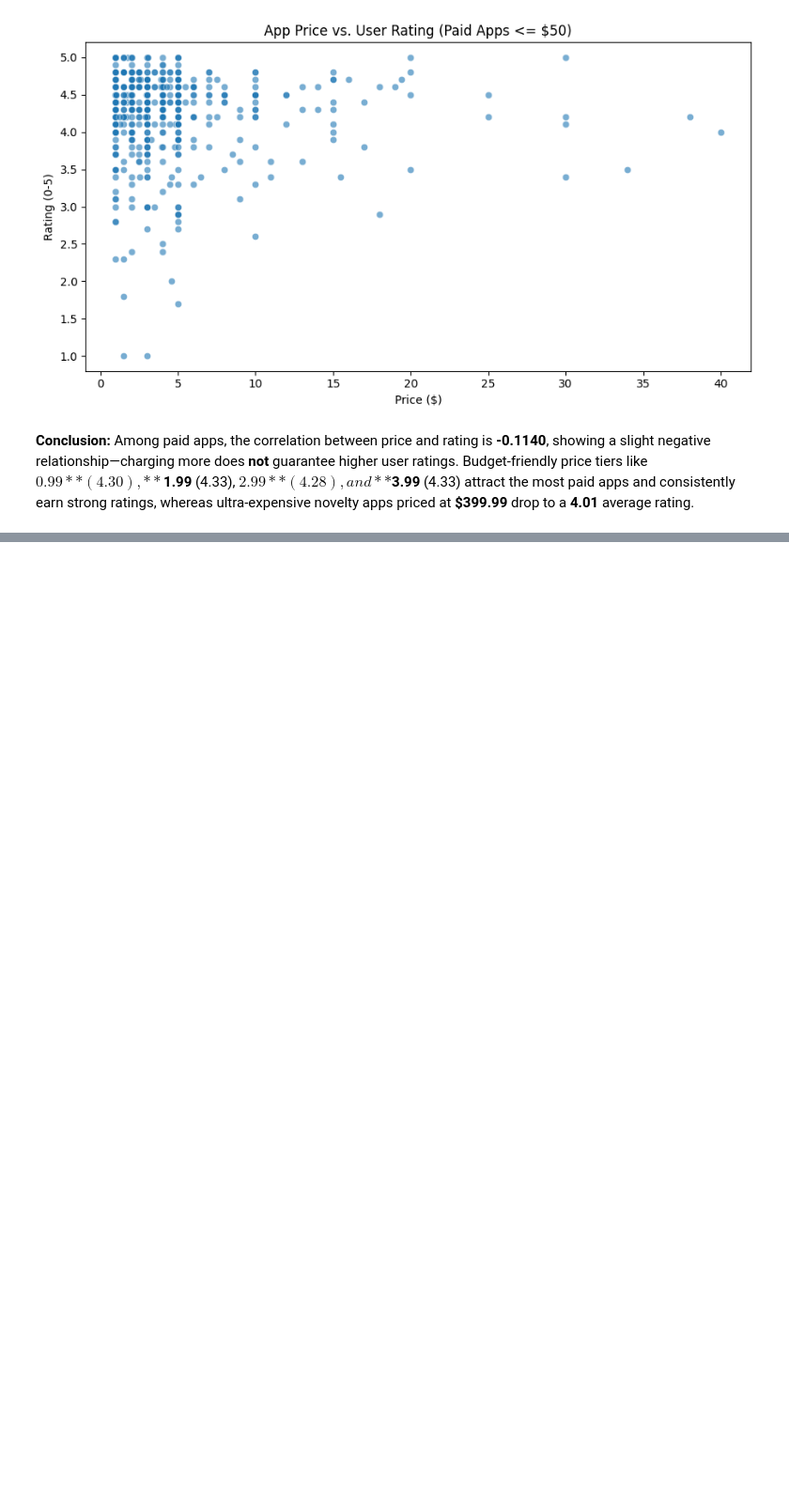
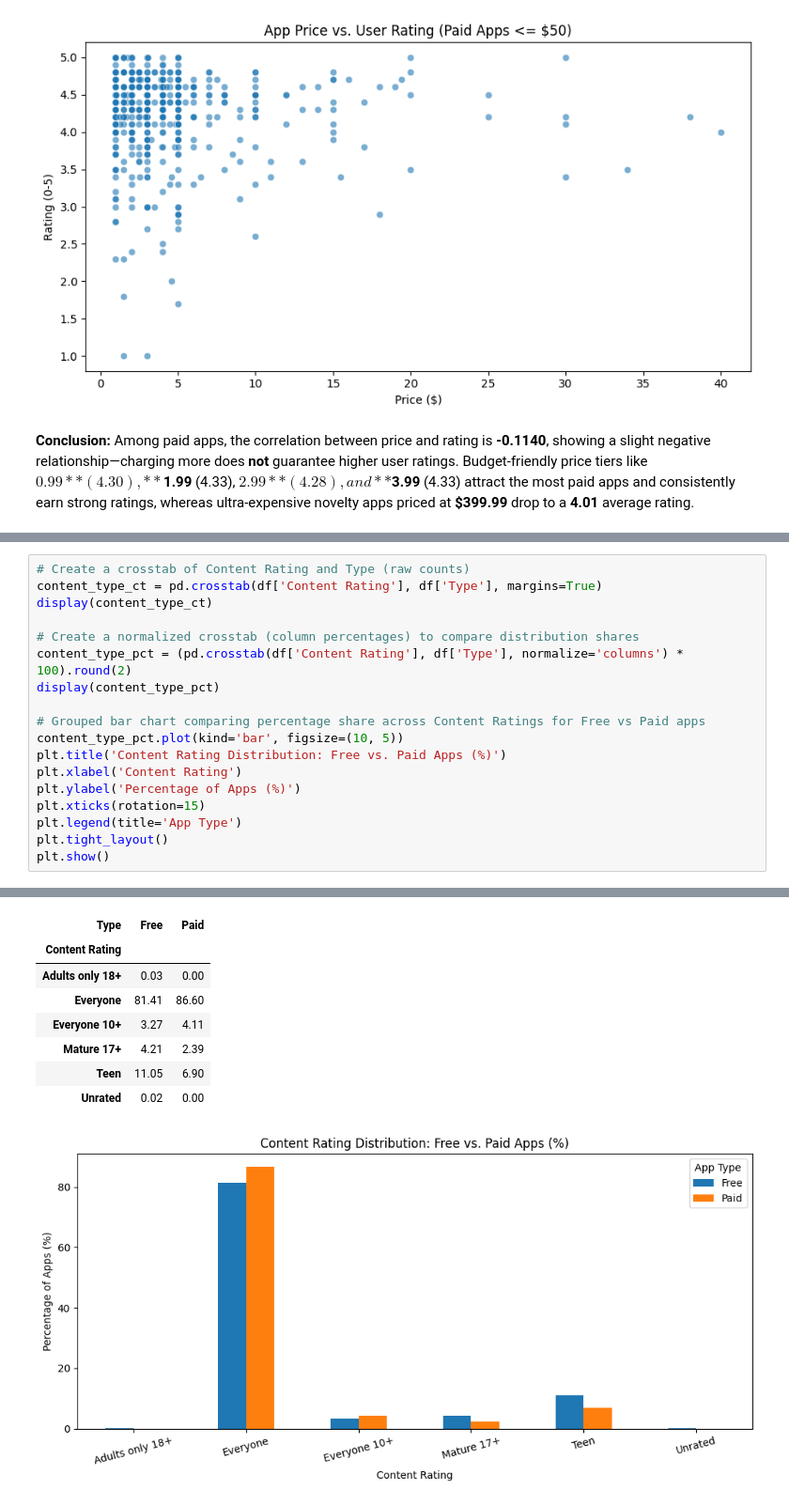
Before and after one commit to eishutamori/App-Insights-EDA, a Jupyter notebook: notebooks/EDA01_App_Insights_Analysis.ipynb, the cells around one changed output, grey strips where cells are left out. Shown at 94% size. Drawn from its saved outputs; the diff is of its cells as text; blank space fills up the shorter version.

```diff
--- a/notebooks/EDA01_App_Insights_Analysis.ipynb
+++ b/notebooks/EDA01_App_Insights_Analysis.ipynb
@@ -709,0 +665,19 @@ Apps not updated since 2015 (<= 2015): 801 out of 9659 apps (8.29%)
+# %%
+# Create a crosstab of Content Rating and Type (raw counts)
+content_type_ct = pd.crosstab(df['Content Rating'], df['Type'], margins=True)
+display(content_type_ct)
+
+# Create a normalized crosstab (column percentages) to compare distribution shares
+content_type_pct = (pd.crosstab(df['Content Rating'], df['Type'], normalize='columns') * 100).round(2)
+display(content_type_pct)
+
+# Grouped bar chart comparing percentage share across Content Ratings for Free vs Paid apps
+content_type_pct.plot(kind='bar', figsize=(10, 5))
+plt.title('Content Rating Distribution: Free vs. Paid Apps (%)')
+plt.xlabel('Content Rating')
+plt.ylabel('Percentage of Apps (%)')
+plt.xticks(rotation=15)
+plt.legend(title='App Type')
+plt.tight_layout()
+plt.show()
+# %% [output]
@@ -709,0 +693,9 @@ Apps not updated since 2015 (<= 2015): 801 out of 9659 apps (8.29%)
+| Type | Free | Paid |
+| Content Rating |  |  |
+| Adults only 18+ | 0.03 | 0.00 |
+| Everyone | 81.41 | 86.60 |
+| Everyone 10+ | 3.27 | 4.11 |
+| Mature 17+ | 4.21 | 2.39 |
+| Teen | 11.05 | 6.90 |
+| Unrated | 0.02 | 0.00 |
+[figure, added]
```
Also changed, not shown: parts of 42 cells of this notebook.
